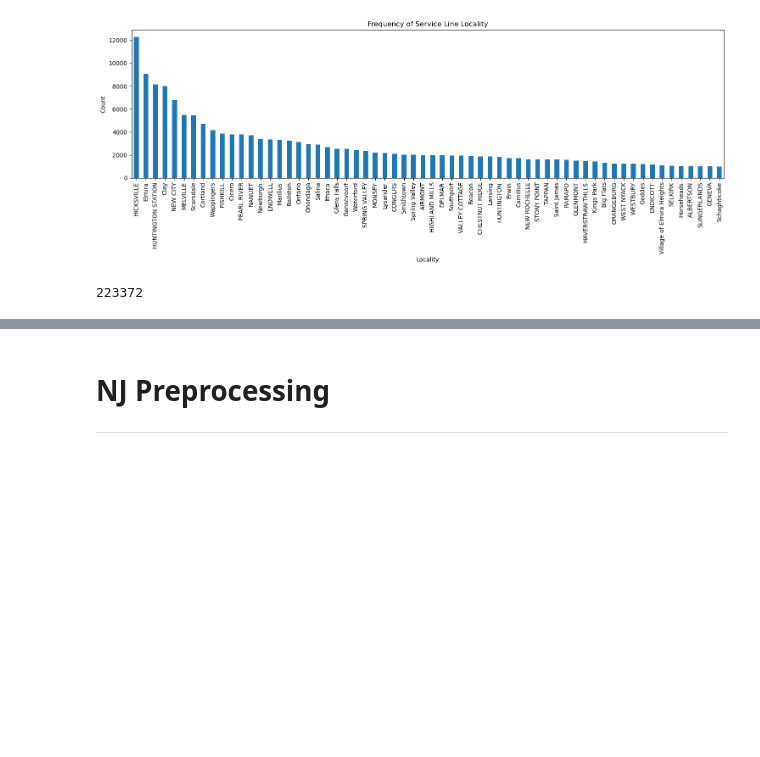
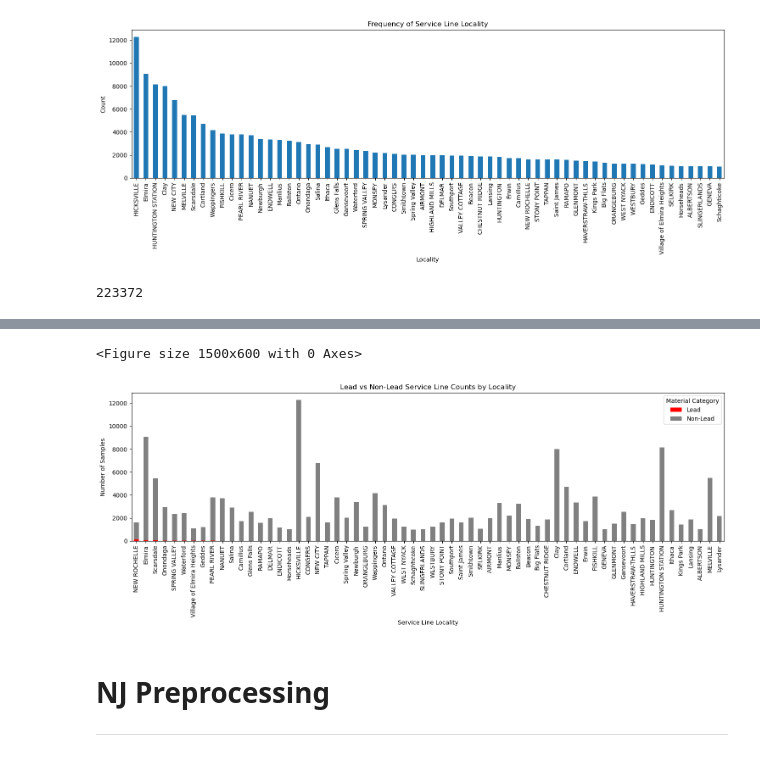
Before and after one commit to AvalonAce/ML-Lead-Service-Line-Prediction, a Jupyter notebook: models/preprocessing.ipynb, the cells around one changed output, grey strips where cells are left out. Drawn from its saved outputs; the diff is of its cells as text; code cells hidden in the pictures; blank space fills up the shorter version.

Commit message:
chart

```diff
--- a/models/preprocessing.ipynb
+++ b/models/preprocessing.ipynb
@@ -216,8 +216,8 @@ len(data_certain)
 # %% [output]
 223372
 # %%
-mask_lead = data_certain['Customer SL Material Category'].str.lower() == 'Lead'
-mask_nonlead = data_certain['Customer SL Material Category'] == 'Lead'
+mask_lead = data_certain['Customer SL Material Category'] == 'Lead'
+mask_nonlead = data_certain['Customer SL Material Category'] != 'Lead'
 
 # Group by Service Line Locality and count rows where the mask is True
 lead_counts = data_certain[mask_lead]['Service Line Locality'].value_counts()
@@ -225,6 +225,5 @@ nonlead_counts = data_certain[mask_nonlead]['Service Line Locality'].value_count
 # If you want it aligned as a mapping (dictionary)
 lead_count_map = lead_counts.to_dict()
 nonlead_count_map = nonlead_counts.to_dict()
-# Display the mapping
-for locality, count in lead_count_map.items():
-    print(f"{locality}: {count}")
+
+lead_counts
@@ -231,3 +248,32 @@ for locality, count in lead_count_map.items():
+# %%
+
+# Combine both count series into one DataFrame, aligned by locality
+counts_df = pd.DataFrame({
+    'Lead': lead_counts,
+    'Non-Lead': nonlead_counts
+}).fillna(0)
+
+# Sort for clarity (optional)
+counts_df = counts_df.sort_values('Lead', ascending=False)
+
+# Plot as stacked bars
+plt.figure(figsize=(15,6))
+counts_df.plot(
+    kind='bar',
+    stacked=True,
+    color=['red', 'gray'],
+    figsize=(15,6)
+)
+
+plt.xlabel('Service Line Locality')
+plt.ylabel('Number of Samples')
+plt.title('Lead vs Non-Lead Service Line Counts by Locality')
+plt.legend(title='Material Category')
+plt.tight_layout()
+plt.show()
+# %% [output]
+<Figure size 1500x600 with 0 Axes>
+[figure, added]
 # %% [markdown]
 # NJ Preprocessing
 ---
```
Also changed, not shown: parts of 1 cell of this notebook.
